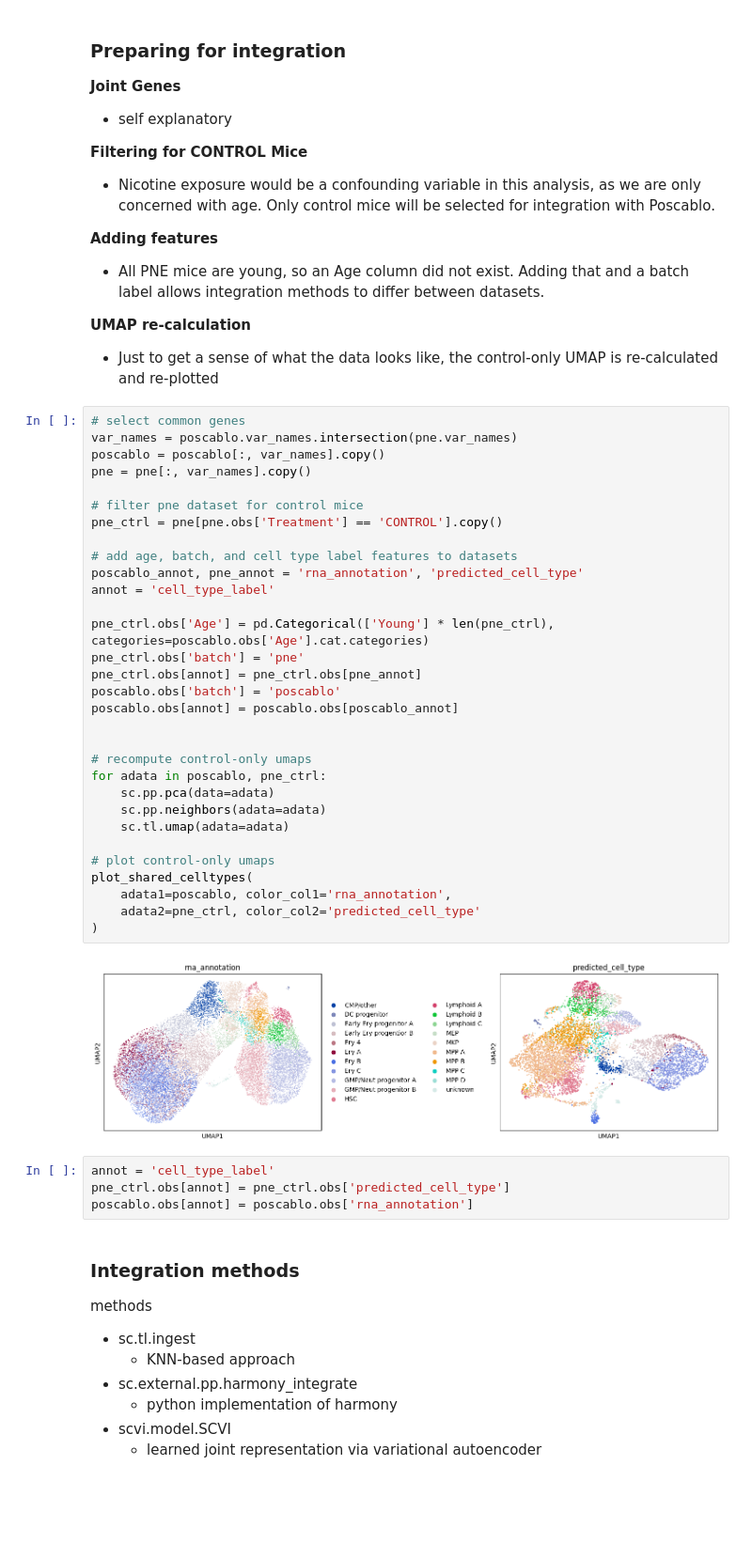
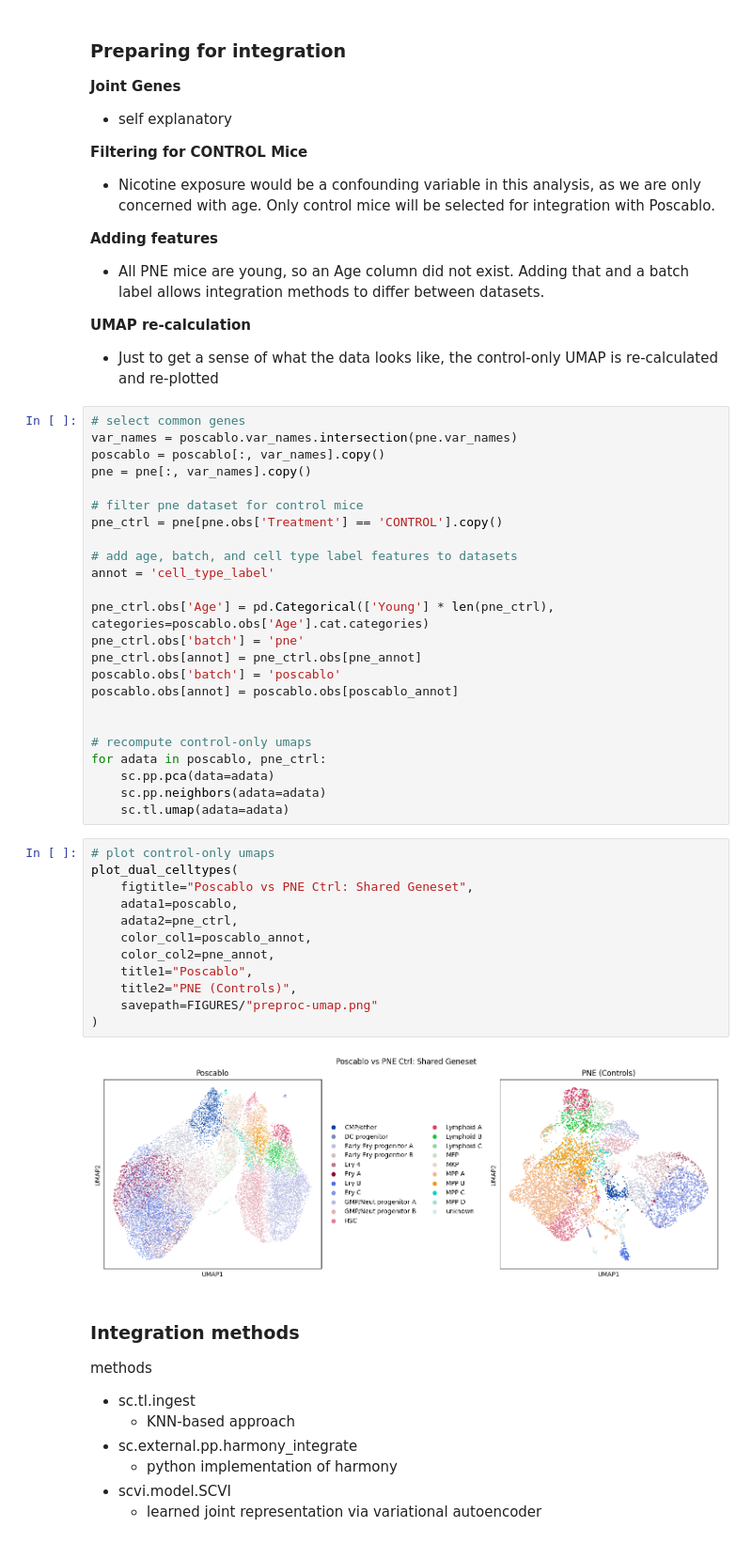
Before and after one commit to akash-pandit/age-analysis, a Jupyter notebook: notebooks/cluster-integrated-rna.ipynb, the cells around one changed output. Shown at 94% size. Cells and saved outputs as stored; diff of their text form; blank space fills up the shorter version.

```diff
--- a/notebooks/cluster-integrated-rna.ipynb
+++ b/notebooks/cluster-integrated-rna.ipynb
@@ -107,7 +110,6 @@ pne = pne[:, var_names].copy()
 pne_ctrl = pne[pne.obs['Treatment'] == 'CONTROL'].copy()
 
 # add age, batch, and cell type label features to datasets
-poscablo_annot, pne_annot = 'rna_annotation', 'predicted_cell_type'
 annot = 'cell_type_label'
 
 pne_ctrl.obs['Age'] = pd.Categorical(['Young'] * len(pne_ctrl), categories=poscablo.obs['Age'].cat.categories)
@@ -122,18 +124,20 @@ for adata in poscablo, pne_ctrl:
     sc.pp.pca(data=adata)
     sc.pp.neighbors(adata=adata)
     sc.tl.umap(adata=adata)
-
-# plot control-only umaps
-plot_shared_celltypes(
-    adata1=poscablo, color_col1='rna_annotation',
-    adata2=pne_ctrl, color_col2='predicted_cell_type'
-)
-# %% [output]
-[figure, removed]
-# %%
-annot = 'cell_type_label'
-pne_ctrl.obs[annot] = pne_ctrl.obs['predicted_cell_type']
-poscablo.obs[annot] = poscablo.obs['rna_annotation']
+# %%
+# plot control-only umaps
+plot_dual_celltypes(
+    figtitle="Poscablo vs PNE Ctrl: Shared Geneset",
+    adata1=poscablo,
+    adata2=pne_ctrl,
+    color_col1=poscablo_annot,
+    color_col2=pne_annot,
+    title1="Poscablo",
+    title2="PNE (Controls)",
+    savepath=FIGURES/"preproc-umap.png"
+)
+# %% [output]
+[figure, added]
 # %% [markdown]
 ### Integration methods
 
```
Also changed, not shown: parts of 8 cells of this notebook, 5 other files.
